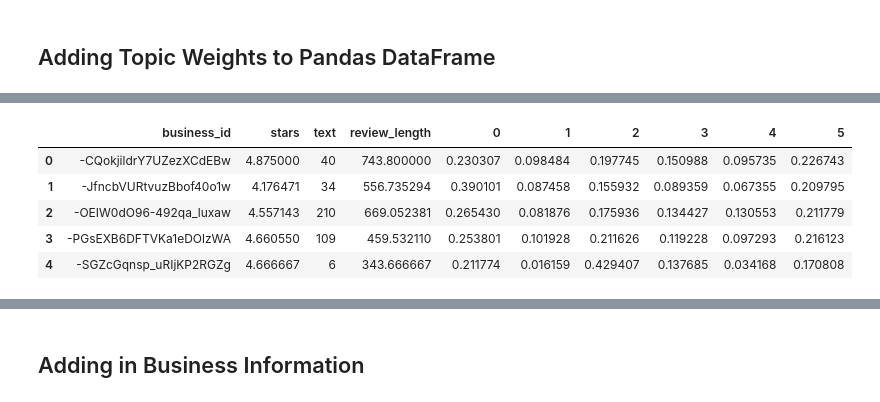
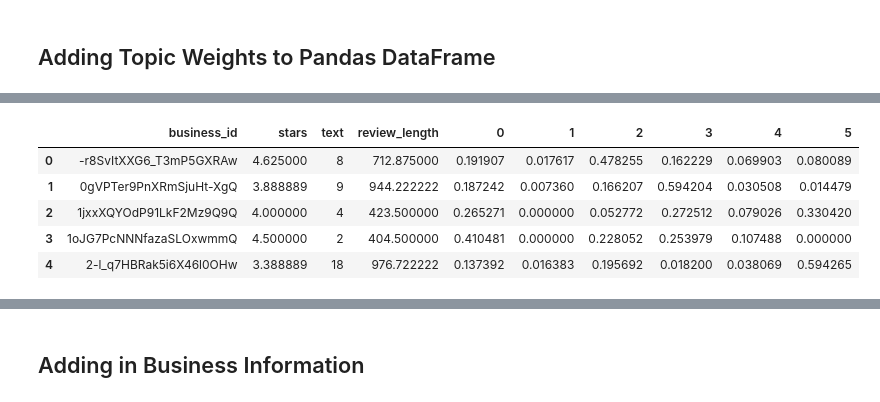
Before and after one commit to xiao-chi/yelp-prediction-mvp, a Jupyter notebook: yelpReviewsTopicModelling.ipynb, the cells around one changed output, grey strips where cells are left out. Saved outputs shown, nothing was run; the diff lists cells and outputs as text; code cells hidden in the pictures.

Commit message:
cleanup on Topic Modelling code

```diff
--- a/yelpReviewsTopicModelling.ipynb
+++ b/yelpReviewsTopicModelling.ipynb
@@ -411,0 +342,7 @@ Top topics + words for POSITIVE reviews
+# %%
+# Compute cosine similarities (smp) of review with all other reviews in the new space
+
+cosine = {}
+for ind, review in enumerate(pos_w):
+    similarity = smp.cosine_similarity(pos_w[review_num].reshape(1,-1), review.reshape(1,-1))
+    cosine[ind] = similarity[0][0]
@@ -598,9 +704,13 @@ Topic Dictionaries for NEGATIVE reviews
 # %% [markdown]
 ## Adding Topic Weights to Pandas DataFrame
 # %%
-# we create dataframes for positive & negative reviews that we can
-# later add topic information to
-df_pos = reviews_df[['business_id', 'stars', 'text', 'review_length']][reviews_df.stars>3].reset_index()
-df_neg = reviews_df[['business_id', 'stars', 'text', 'review_length']][reviews_df.stars<3].reset_index()
-df_pos.drop(labels='index', axis=1, inplace=True)
-df_neg.drop(labels='index', axis=1, inplace=True)
+# Create DFs for positive & negative reviews to be used for adding topic names
+
+pos_df = reviews_df[['business_id', 'stars', 'text', 'review_length']][(reviews_df.city == 'Calgary')\
+                                                                       & (reviews_df.cuisine == 'italian') &\
+                                                                       (reviews_df.label == 1)].reset_index()
+neg_df = reviews_df[['business_id', 'stars', 'text', 'review_length']][(reviews_df.city == 'Calgary')\
+                                                                       & (reviews_df.cuisine == 'italian') &\
+                                                                       (reviews_df.label == -1)].reset_index()
+pos_df.drop(labels='index', axis=1, inplace=True)
+neg_df.drop(labels='index', axis=1, inplace=True)
@@ -620,4 +717,4 @@ Sum of normalized weights:  1.0
 # %%
-# add normalized topic weights to each review
-df_pos = pd.concat([df_pos, pd.DataFrame(normalize(W_pos, norm='l1'))], axis=1)
-df_neg = pd.concat([df_neg, pd.DataFrame(normalize(W_neg, norm='l1'))], axis=1)
+# Normalise topic weights on each positive & negative reviews
+pos_df = pd.concat([pos_df, pd.DataFrame(normalize(pos_w, norm='l1'))], axis=1)
+neg_df = pd.concat([neg_df, pd.DataFrame(normalize(neg_w, norm='l1'))], axis=1)
@@ -634,19 +732,20 @@ df_neg.head()
 # %%
-# group by business_id and apply mean/count functions to columns
-df_pos_bsns = df_pos.groupby('business_id').agg({'stars':'mean', 'text':'count',
+# Group by business_id and apply mean/count functions to necessary columns
+
+pos_grp_df = pos_df.groupby('business_id').agg({'stars':'mean', 'text':'count',
                                                  'review_length':'mean',0:'mean',
                                                  1:'mean', 2:'mean', 3:'mean',
-                                                 4:'mean', 5:'mean'}).reset_index()
-df_neg_bsns = df_neg.groupby('business_id').agg({'stars':'mean', 'text':'count',
+                                                 4:'mean',5:'mean'}).reset_index()
+neg_grp_df = neg_df.groupby('business_id').agg({'stars':'mean', 'text':'count',
                                                  'review_length':'mean',0:'mean',
                                                  1:'mean', 2:'mean', 3:'mean',
-                                                 4:'mean', 5:'mean'}).reset_index()
+                                                 4:'mean',5:'mean'}).reset_index()
 # %%
-df_pos_bsns.head()
+pos_grp_df.head()
 # %% [output]
 |  | business_id | stars | text | review_length | 0 | 1 | 2 | 3 | 4 | 5 |
-| 0 | -CQokjildrY7UZezXCdEBw | 4.875000 | 40 | 743.800000 | 0.230307 | 0.098484 | 0.197745 | 0.150988 | 0.095735 | 0.226743 |
-| 1 | -JfncbVURtvuzBbof40o1w | 4.176471 | 34 | 556.735294 | 0.390101 | 0.087458 | 0.155932 | 0.089359 | 0.067355 | 0.209795 |
-| 2 | -OEIW0dO96-492qa_luxaw | 4.557143 | 210 | 669.052381 | 0.265430 | 0.081876 | 0.175936 | 0.134427 | 0.130553 | 0.211779 |
-| 3 | -PGsEXB6DFTVKa1eDOlzWA | 4.660550 | 109 | 459.532110 | 0.253801 | 0.101928 | 0.211626 | 0.119228 | 0.097293 | 0.216123 |
-| 4 | -SGZcGqnsp_uRIjKP2RGZg | 4.666667 | 6 | 343.666667 | 0.211774 | 0.016159 | 0.429407 | 0.137685 | 0.034168 | 0.170808 |
+| 0 | -r8SvItXXG6_T3mP5GXRAw | 4.625000 | 8 | 712.875000 | 0.191907 | 0.017617 | 0.478255 | 0.162229 | 0.069903 | 0.080089 |
+| 1 | 0gVPTer9PnXRmSjuHt-XgQ | 3.888889 | 9 | 944.222222 | 0.187242 | 0.007360 | 0.166207 | 0.594204 | 0.030508 | 0.014479 |
+| 2 | 1jxxXQYOdP91LkF2Mz9Q9Q | 4.000000 | 4 | 423.500000 | 0.265271 | 0.000000 | 0.052772 | 0.272512 | 0.079026 | 0.330420 |
+| 3 | 1oJG7PcNNNfazaSLOxwmmQ | 4.500000 | 2 | 404.500000 | 0.410481 | 0.000000 | 0.228052 | 0.253979 | 0.107488 | 0.000000 |
+| 4 | 2-l_q7HBRak5i6X46l0OHw | 3.388889 | 18 | 976.722222 | 0.137392 | 0.016383 | 0.195692 | 0.018200 | 0.038069 | 0.594265 |
```
Also changed, not shown: parts of 116 cells of this notebook, 1 other file.
